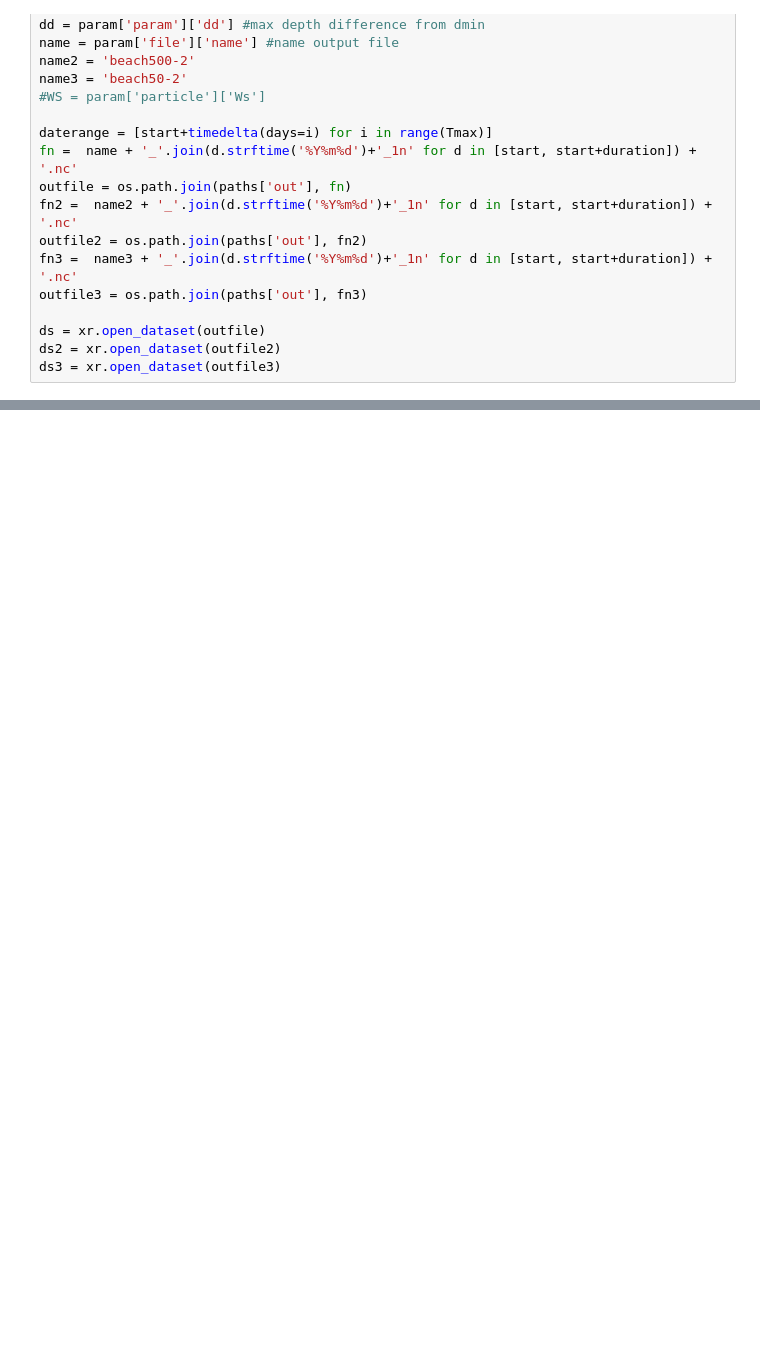
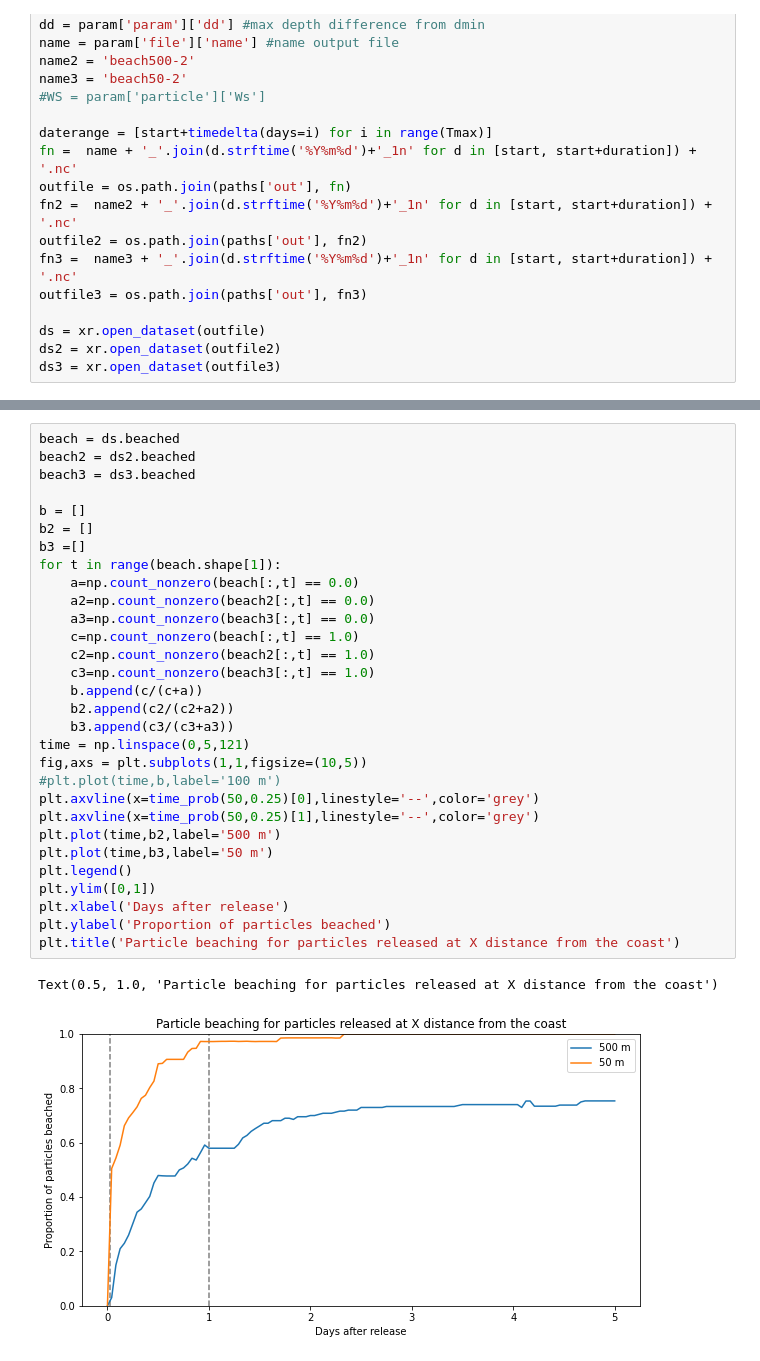
Before and after one commit to SalishSeaCast/analysis-jose, a Jupyter notebook: notebooks/parcels/Remote/Fibres/check_beach.ipynb, the cells around one changed output, grey strips where cells are left out. Cells and saved outputs as stored; diff of their text form; blank space fills up the shorter version.

Commit message:
beaching tests

```diff
--- a/notebooks/parcels/Remote/Fibres/check_beach.ipynb
+++ b/notebooks/parcels/Remote/Fibres/check_beach.ipynb
@@ -162,0 +190,33 @@ Text(0.5, 1.0, 'Particle beaching for particles released at X distance from the
+# %%
+beach = ds.beached
+beach2 = ds2.beached
+beach3 = ds3.beached
+
+b = []
+b2 = []
+b3 =[]
+for t in range(beach.shape[1]):
+    a=np.count_nonzero(beach[:,t] == 0.0)
+    a2=np.count_nonzero(beach2[:,t] == 0.0)
+    a3=np.count_nonzero(beach3[:,t] == 0.0)
+    c=np.count_nonzero(beach[:,t] == 1.0)
+    c2=np.count_nonzero(beach2[:,t] == 1.0)
+    c3=np.count_nonzero(beach3[:,t] == 1.0)
+    b.append(c/(c+a))
+    b2.append(c2/(c2+a2))
+    b3.append(c3/(c3+a3))
+time = np.linspace(0,5,121)
+fig,axs = plt.subplots(1,1,figsize=(10,5))
+#plt.plot(time,b,label='100 m')
+plt.axvline(x=time_prob(50,0.25)[0],linestyle='--',color='grey')
+plt.axvline(x=time_prob(50,0.25)[1],linestyle='--',color='grey')
+plt.plot(time,b2,label='500 m')
+plt.plot(time,b3,label='50 m')
+plt.legend()
+plt.ylim([0,1])
+plt.xlabel('Days after release')
+plt.ylabel('Proportion of particles beached')
+plt.title('Particle beaching for particles released at X distance from the coast')
+# %% [output]
+Text(0.5, 1.0, 'Particle beaching for particles released at X distance from the coast')
+[figure, added]
```
Also changed, not shown: parts of 5 cells of this notebook, 9 other files.
